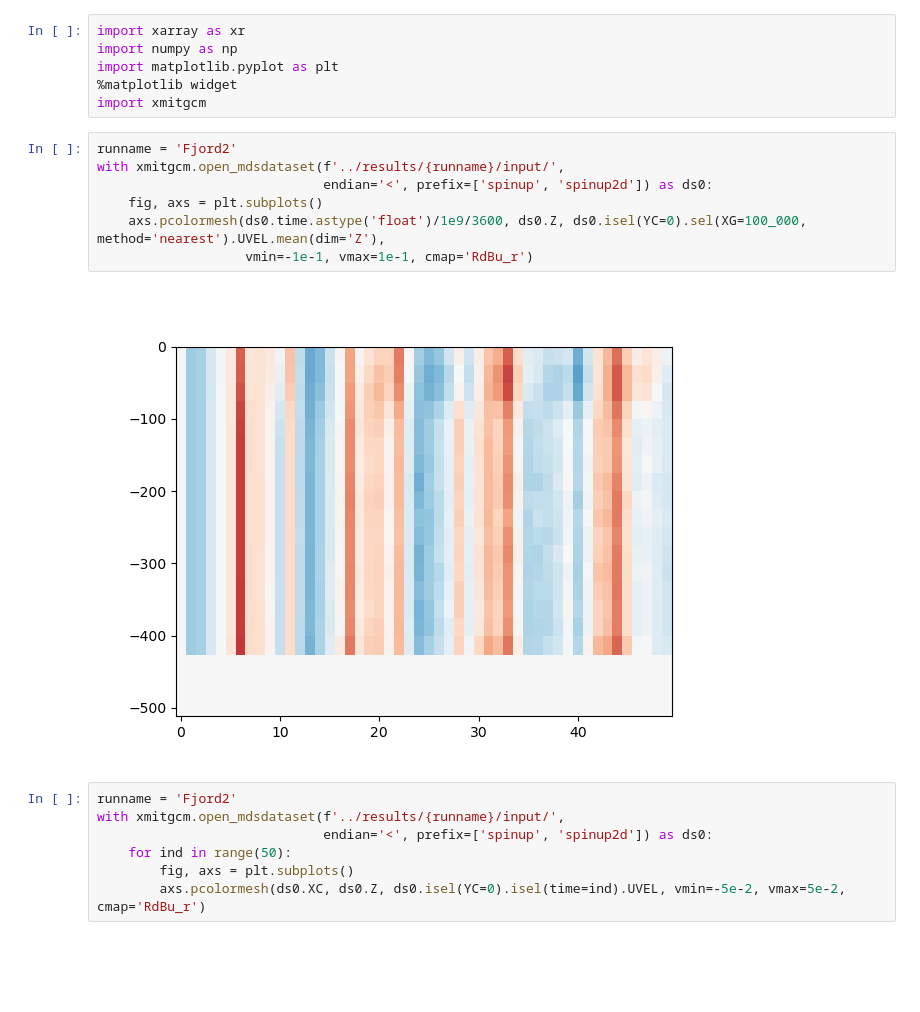
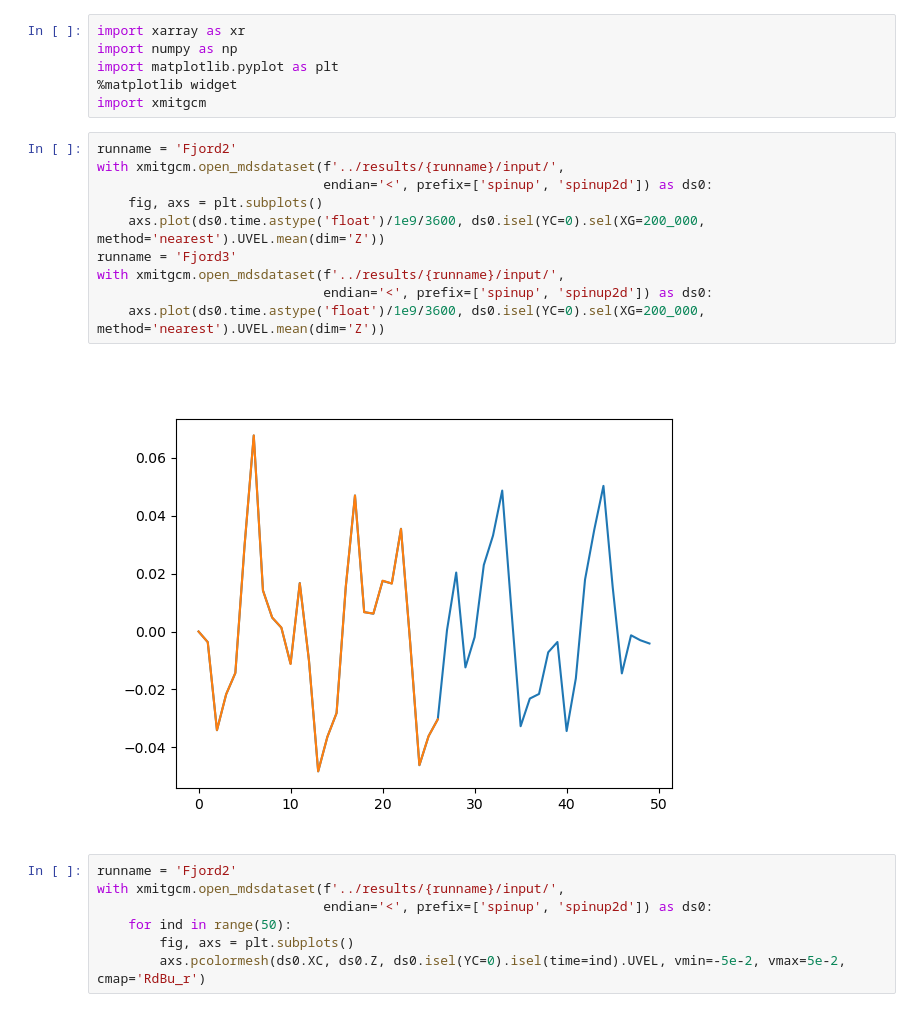
Before and after one commit to jklymak/FjordForce, a Jupyter notebook: input/ButeWindsAnalysis.ipynb, the cells around one changed output. Saved outputs shown, nothing was run; the diff lists cells and outputs as text; blank space fills up the shorter version.

```diff
--- a/input/ButeWindsAnalysis.ipynb
+++ b/input/ButeWindsAnalysis.ipynb
@@ -7,12 +7,15 @@ import xmitgcm
 # %%
 runname = 'Fjord2'
 with xmitgcm.open_mdsdataset(f'../results/{runname}/input/',
                              endian='<', prefix=['spinup', 'spinup2d']) as ds0:
     fig, axs = plt.subplots()
-    axs.pcolormesh(ds0.time.astype('float')/1e9/3600, ds0.Z, ds0.isel(YC=0).sel(XG=100_000, method='nearest').UVEL.mean(dim='Z'),
-                   vmin=-1e-1, vmax=1e-1, cmap='RdBu_r')
+    axs.plot(ds0.time.astype('float')/1e9/3600, ds0.isel(YC=0).sel(XG=200_000, method='nearest').UVEL.mean(dim='Z'))
+runname = 'Fjord3'
+with xmitgcm.open_mdsdataset(f'../results/{runname}/input/',
+                             endian='<', prefix=['spinup', 'spinup2d']) as ds0:
+    axs.plot(ds0.time.astype('float')/1e9/3600, ds0.isel(YC=0).sel(XG=200_000, method='nearest').UVEL.mean(dim='Z'))
 # %% [output]
-[figure, old version]
+[figure, new version]
 # %%
 runname = 'Fjord2'
 with xmitgcm.open_mdsdataset(f'../results/{runname}/input/',
```
Also changed, not shown: 1 other file.
